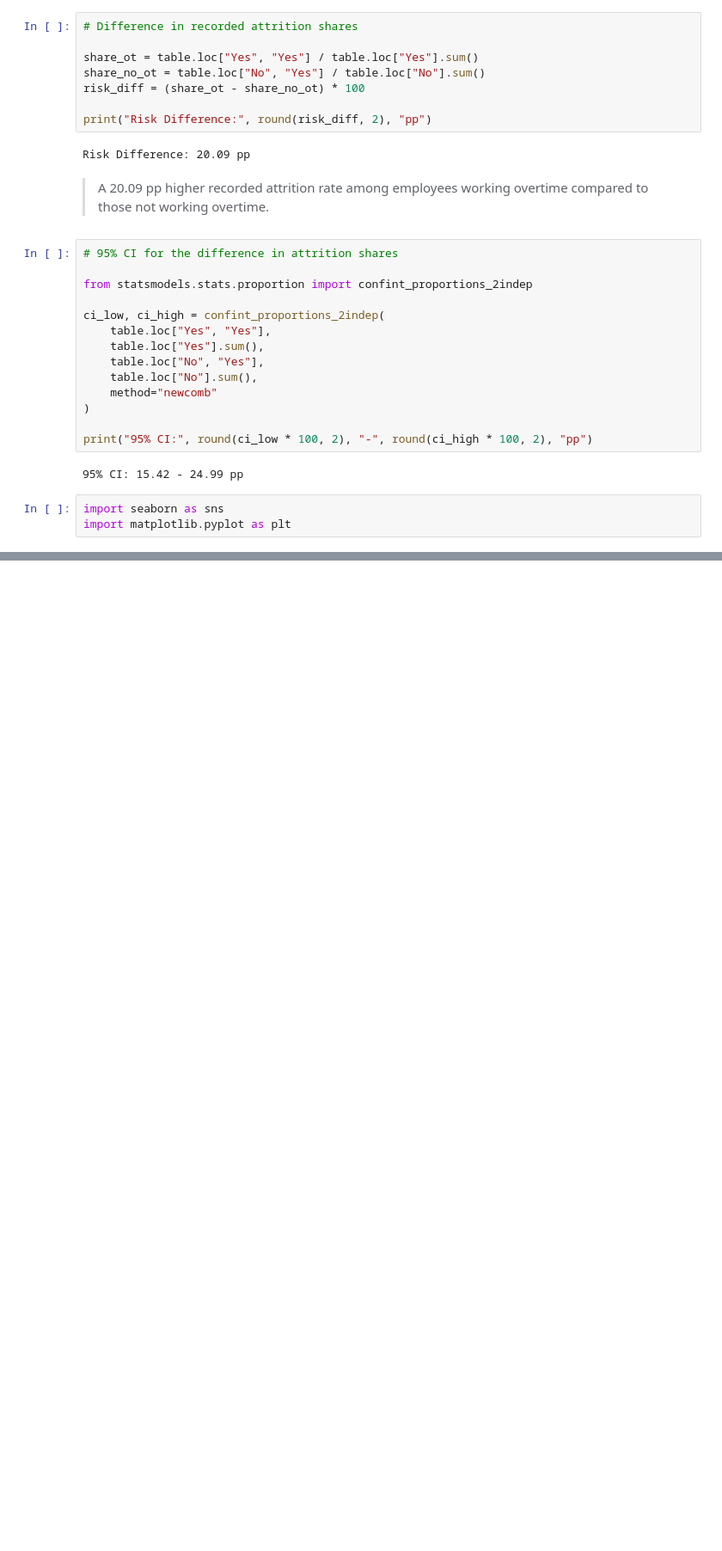
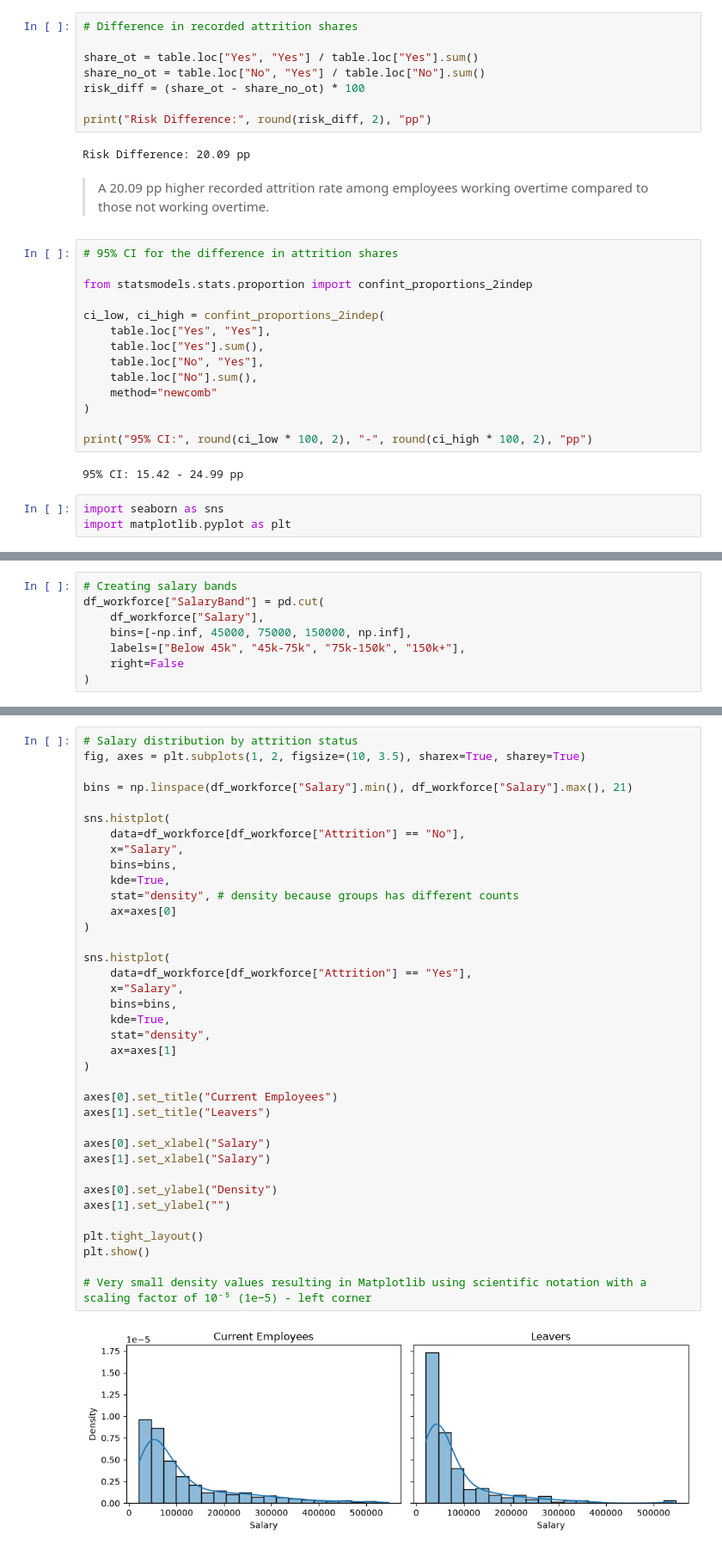
Before and after one commit to romarta/employee-attrition-analytics, a Jupyter notebook: notebooks/attrition_statistical_analysis.ipynb, the cells around one changed output, grey strips where cells are left out. Shown at 86% size. Saved outputs shown, nothing was run; the diff lists cells and outputs as text; blank space fills up the shorter version.

```diff
--- a/notebooks/attrition_statistical_analysis.ipynb
+++ b/notebooks/attrition_statistical_analysis.ipynb
@@ -225,0 +236,8 @@ plt.show()
+# %%
+# Creating salary bands
+df_workforce["SalaryBand"] = pd.cut(
+    df_workforce["Salary"],
+    bins=[-np.inf, 45000, 75000, 150000, np.inf],
+    labels=["Below 45k", "45k-75k", "75k-150k", "150k+"],
+    right=False
+)
@@ -225,0 +353,39 @@ plt.show()
+# %%
+# Salary distribution by attrition status
+fig, axes = plt.subplots(1, 2, figsize=(10, 3.5), sharex=True, sharey=True)
+
+bins = np.linspace(df_workforce["Salary"].min(), df_workforce["Salary"].max(), 21)
+
+sns.histplot(
+    data=df_workforce[df_workforce["Attrition"] == "No"],
+    x="Salary",
+    bins=bins,
+    kde=True,
+    stat="density", # density because groups has different counts
+    ax=axes[0]
+)
+
+sns.histplot(
+    data=df_workforce[df_workforce["Attrition"] == "Yes"],
+    x="Salary",
+    bins=bins,
+    kde=True,
+    stat="density",
+    ax=axes[1]
+)
+
+axes[0].set_title("Current Employees")
+axes[1].set_title("Leavers")
+
+axes[0].set_xlabel("Salary")
+axes[1].set_xlabel("Salary")
+
+axes[0].set_ylabel("Density")
+axes[1].set_ylabel("")
+
+plt.tight_layout()
+plt.show()
+
+# Very small density values resulting in Matplotlib using scientific notation with a scaling factor of 10⁻⁵ (1e−5) - left corner
+# %% [output]
+[figure, added]
```
Also changed, not shown: parts of 21 cells of this notebook.
